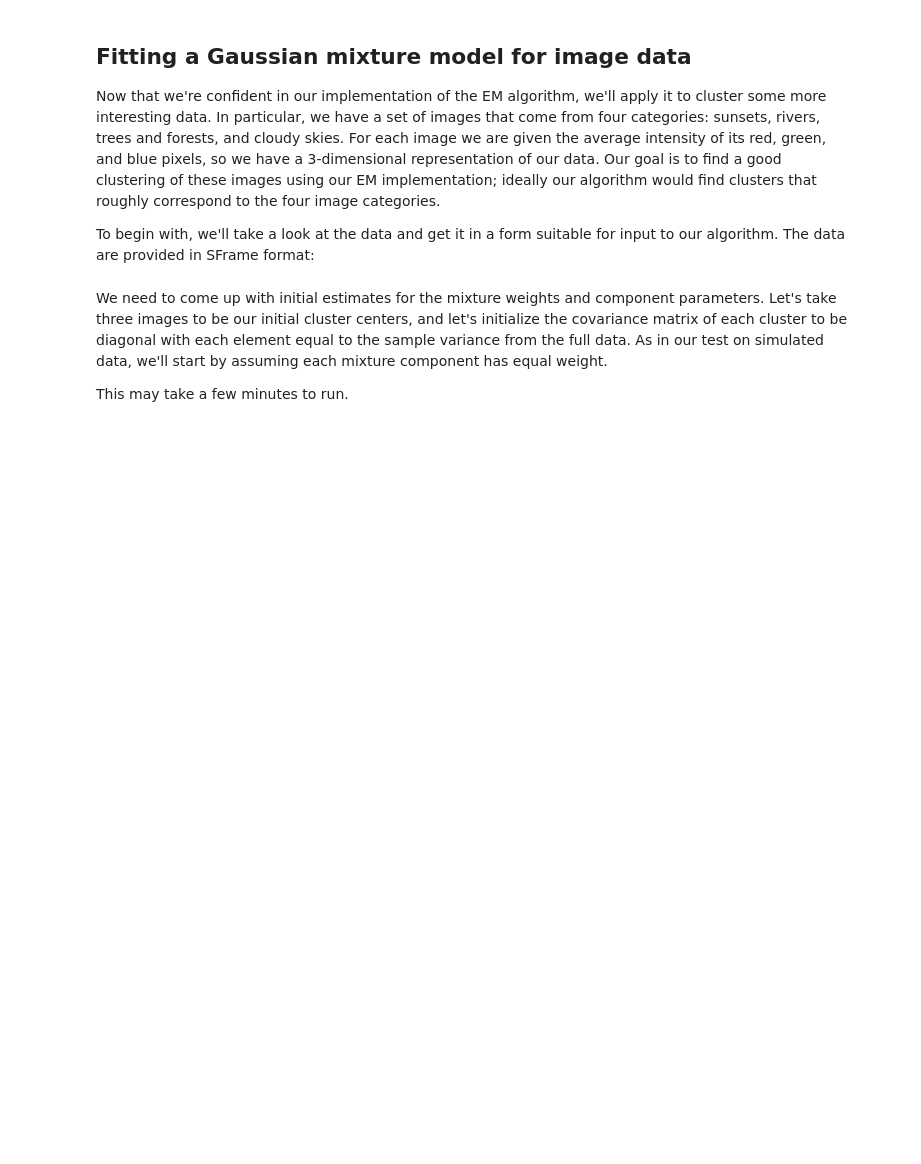
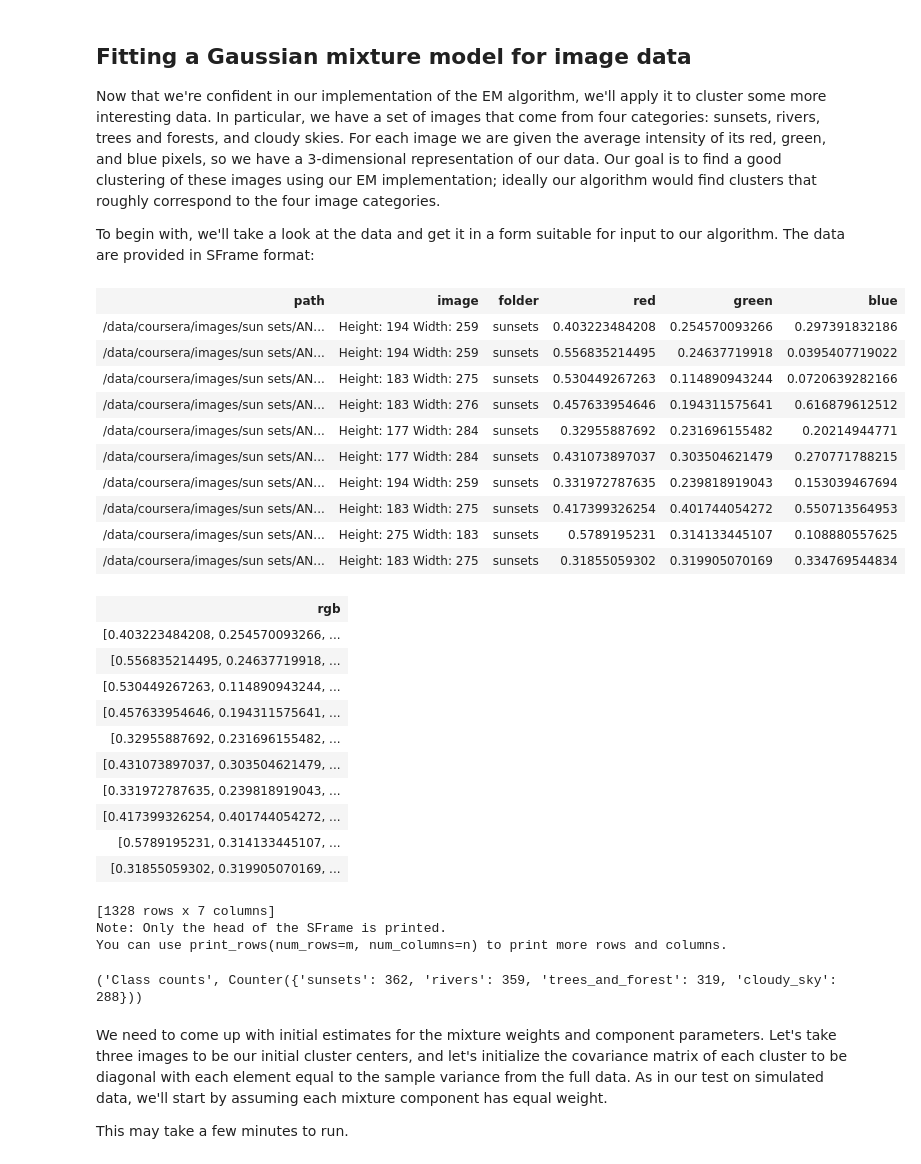
Before and after one commit to WillKoehrsen/Coursera-Machine-Learning-Specialization, a Jupyter notebook: Studying Materials/Course 4 Clustering and Retrieval/Week 4 Mixture Models/3_em-for-gmm_blank.ipynb, the cells around one changed output. Saved outputs shown, nothing was run; the diff lists cells and outputs as text; code cells hidden in the pictures; blank space fills up the shorter version.

Commit message:
Finished Course

```diff
--- a/Studying Materials/Course 4 Clustering and Retrieval/Week 4 Mixture Models/3_em-for-gmm_blank.ipynb
+++ b/Studying Materials/Course 4 Clustering and Retrieval/Week 4 Mixture Models/3_em-for-gmm_blank.ipynb
@@ -502,3 +556,37 @@ gl.canvas.set_target('ipynb')
 import array
 images['rgb'] = images.pack_columns(['red', 'green', 'blue'])['X4']
 images.show()
+# %%
+images
+# %% [output]
+| path | image | folder | red | green | blue |
+| /data/coursera/images/sun sets/AN... | Height: 194 Width: 259 | sunsets | 0.403223484208 | 0.254570093266 | 0.297391832186 |
+| /data/coursera/images/sun sets/AN... | Height: 194 Width: 259 | sunsets | 0.556835214495 | 0.24637719918 | 0.0395407719022 |
+| /data/coursera/images/sun sets/AN... | Height: 183 Width: 275 | sunsets | 0.530449267263 | 0.114890943244 | 0.0720639282166 |
+| /data/coursera/images/sun sets/AN... | Height: 183 Width: 276 | sunsets | 0.457633954646 | 0.194311575641 | 0.616879612512 |
+| /data/coursera/images/sun sets/AN... | Height: 177 Width: 284 | sunsets | 0.32955887692 | 0.231696155482 | 0.20214944771 |
+| /data/coursera/images/sun sets/AN... | Height: 177 Width: 284 | sunsets | 0.431073897037 | 0.303504621479 | 0.270771788215 |
+| /data/coursera/images/sun sets/AN... | Height: 194 Width: 259 | sunsets | 0.331972787635 | 0.239818919043 | 0.153039467694 |
+| /data/coursera/images/sun sets/AN... | Height: 183 Width: 275 | sunsets | 0.417399326254 | 0.401744054272 | 0.550713564953 |
+| /data/coursera/images/sun sets/AN... | Height: 275 Width: 183 | sunsets | 0.5789195231 | 0.314133445107 | 0.108880557625 |
+| /data/coursera/images/sun sets/AN... | Height: 183 Width: 275 | sunsets | 0.31855059302 | 0.319905070169 | 0.334769544834 |
+| rgb |
+| [0.403223484208, 0.254570093266, ... |
+| [0.556835214495, 0.24637719918, ... |
+| [0.530449267263, 0.114890943244, ... |
+| [0.457633954646, 0.194311575641, ... |
+| [0.32955887692, 0.231696155482, ... |
+| [0.431073897037, 0.303504621479, ... |
+| [0.331972787635, 0.239818919043, ... |
+| [0.417399326254, 0.401744054272, ... |
+| [0.5789195231, 0.314133445107, ... |
+| [0.31855059302, 0.319905070169, ... |
+[1328 rows x 7 columns]
+Note: Only the head of the SFrame is printed.
+You can use print_rows(num_rows=m, num_columns=n) to print more rows and columns.
+# %%
+from collections import Counter
+
+print('Class counts', Counter(images['folder']))
+# %% [output]
+('Class counts', Counter({'sunsets': 362, 'rivers': 359, 'trees_and_forest': 319, 'cloudy_sky': 288}))
```
Also changed, not shown: parts of 32 cells of this notebook, 35 other files.
